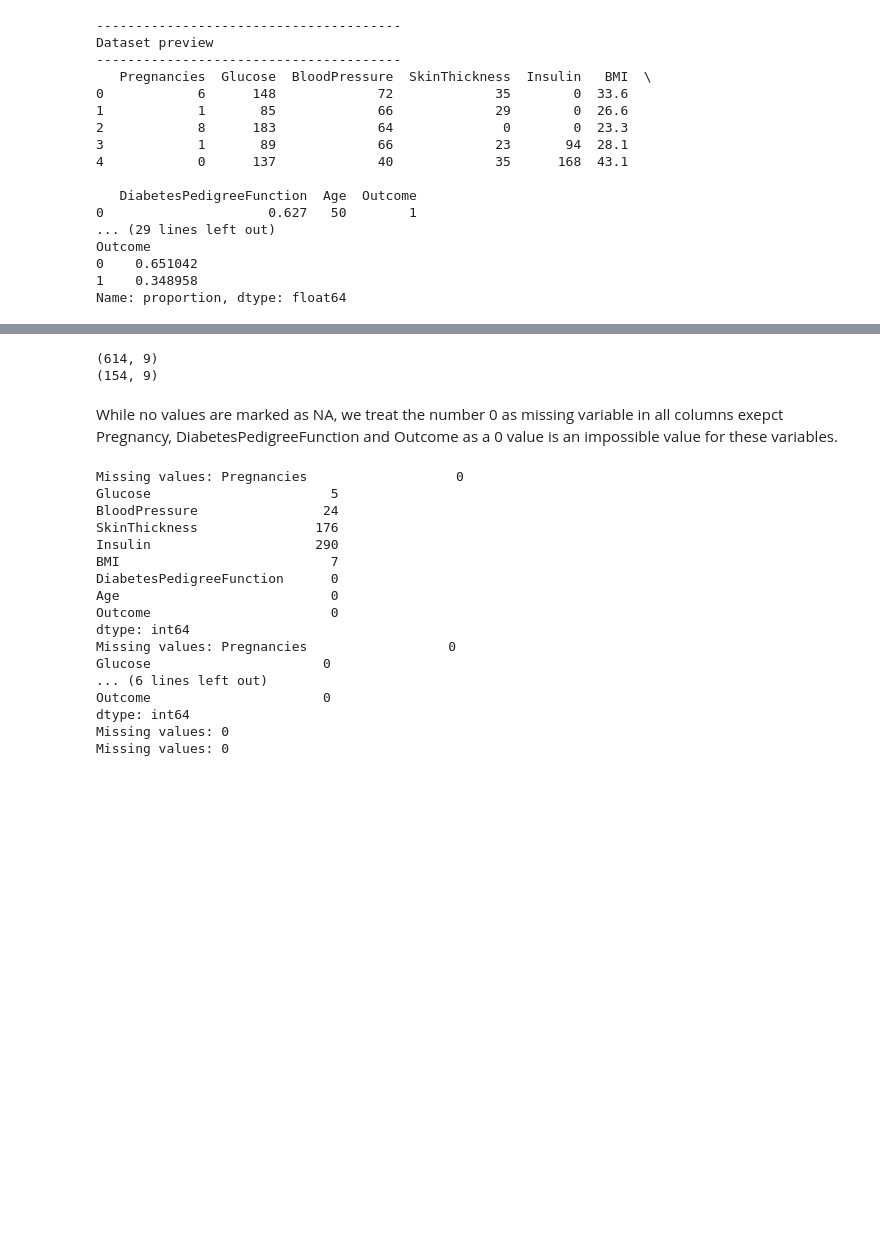
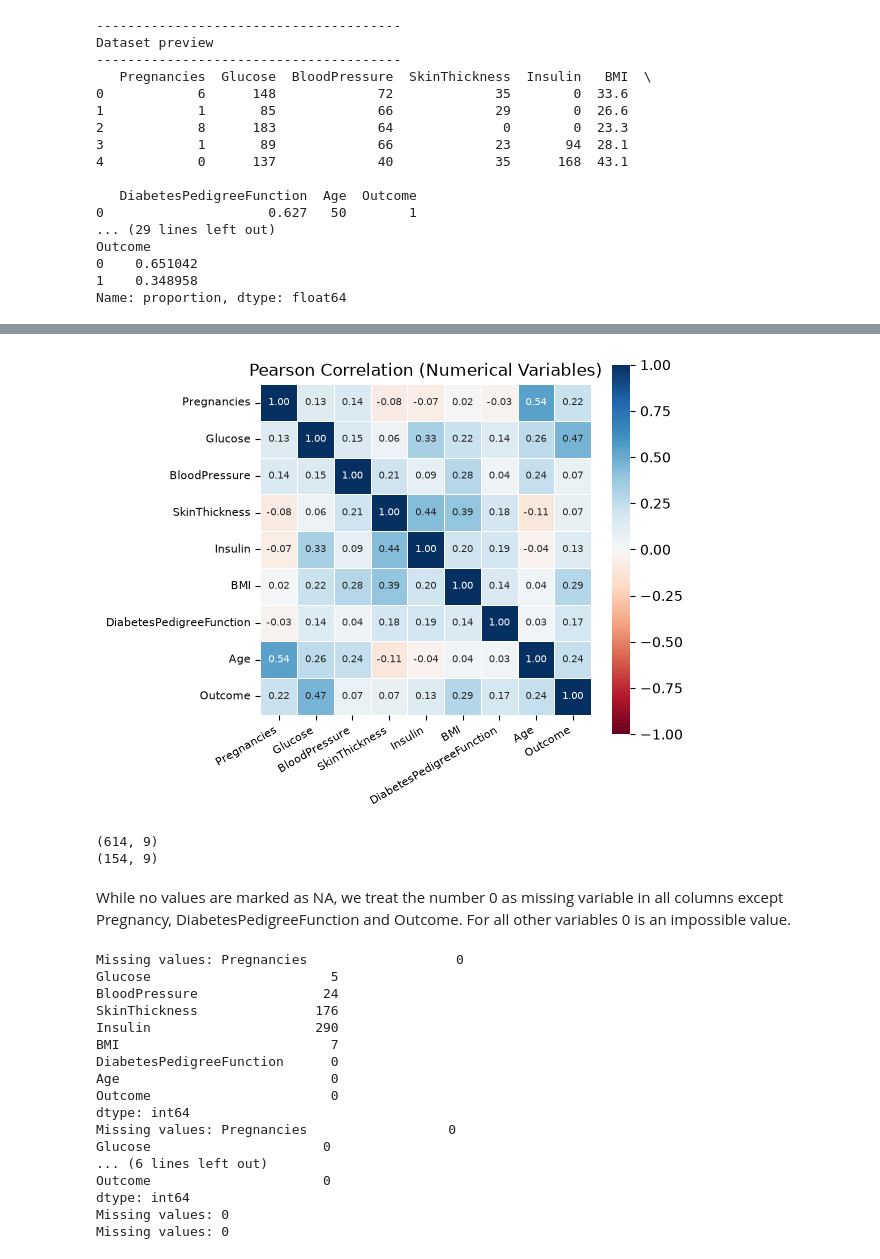
Before and after one commit to Amelie1313/privacy_in_ml, a Jupyter notebook: preprocessing.ipynb, the cells around one changed output, grey strips where cells are left out. Saved outputs shown, nothing was run; the diff lists cells and outputs as text; code cells hidden in the pictures; blank space fills up the shorter version.

```diff
--- a/preprocessing.ipynb
+++ b/preprocessing.ipynb
@@ -63,3 +85,27 @@ Name: proportion, dtype: float64
+# %%
+corr = diabetes.corr()
+
+plt.figure(figsize=(6, 5))
+cmap = plt.get_cmap("RdBu")
+sns.heatmap(
+    corr,
+    cmap=cmap,
+    vmin=-1, vmax=1,
+    center=0,                 # ensures white at 0
+    square=True,
+    annot=True, fmt=".2f",
+    annot_kws={"size": 7},
+    linewidths=0.5,
+    cbar_kws={"orientation": "vertical"}
+)
+plt.title("Pearson Correlation (Numerical Variables)")
+plt.xticks(rotation=30, ha="right", fontsize=8, color="black")
+plt.yticks(rotation=0, fontsize=8, color="black")
+
+plt.tight_layout()
+plt.show()
+# %% [output]
+[figure, added]
 # %%
 diabetes_train, diabetes_test = train_test_split(diabetes, test_size=0.2, random_state=42)
 print(diabetes_train.shape)
@@ -68,7 +114,7 @@ print(diabetes_test.shape)
 (614, 9)
 (154, 9)
 # %% [markdown]
-While no values are marked as NA, we treat the number 0 as missing variable in all columns exepct Pregnancy, DiabetesPedigreeFunction and Outcome as a 0 value is an impossible value for these variables.
+While no values are marked as NA, we treat the number 0 as missing variable in all columns except Pregnancy, DiabetesPedigreeFunction and Outcome. For all other variables 0 is an impossible value.
 # %%
 rep_cols = ["Glucose", "BloodPressure", "SkinThickness", "Insulin", "BMI", "Age"]
 
```
Also changed, not shown: parts of 15 cells of this notebook.
